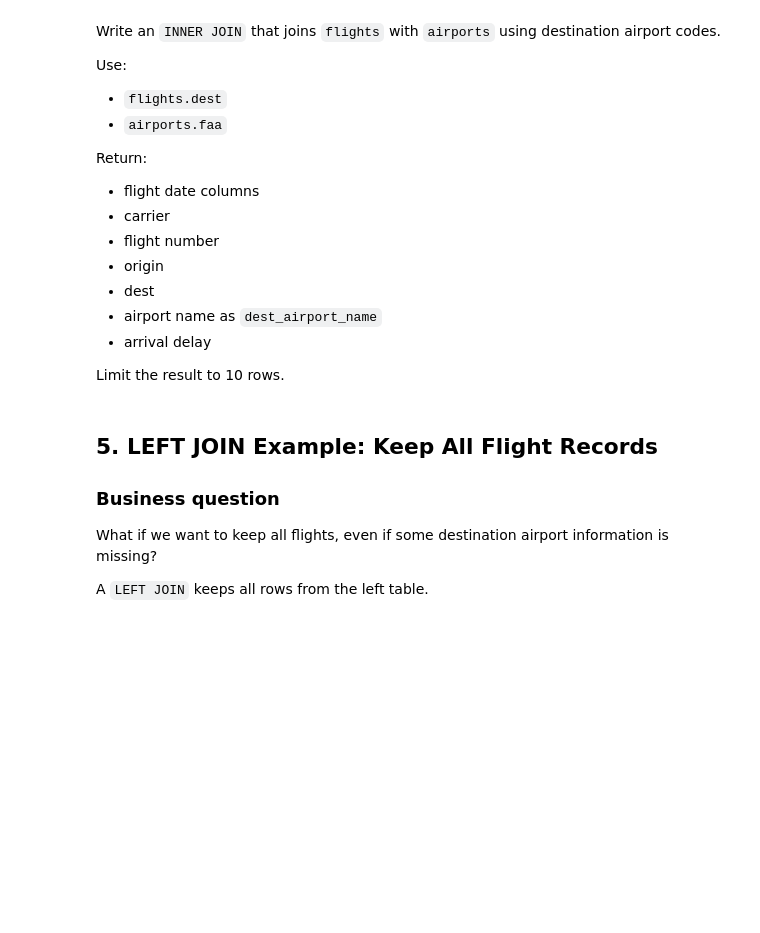
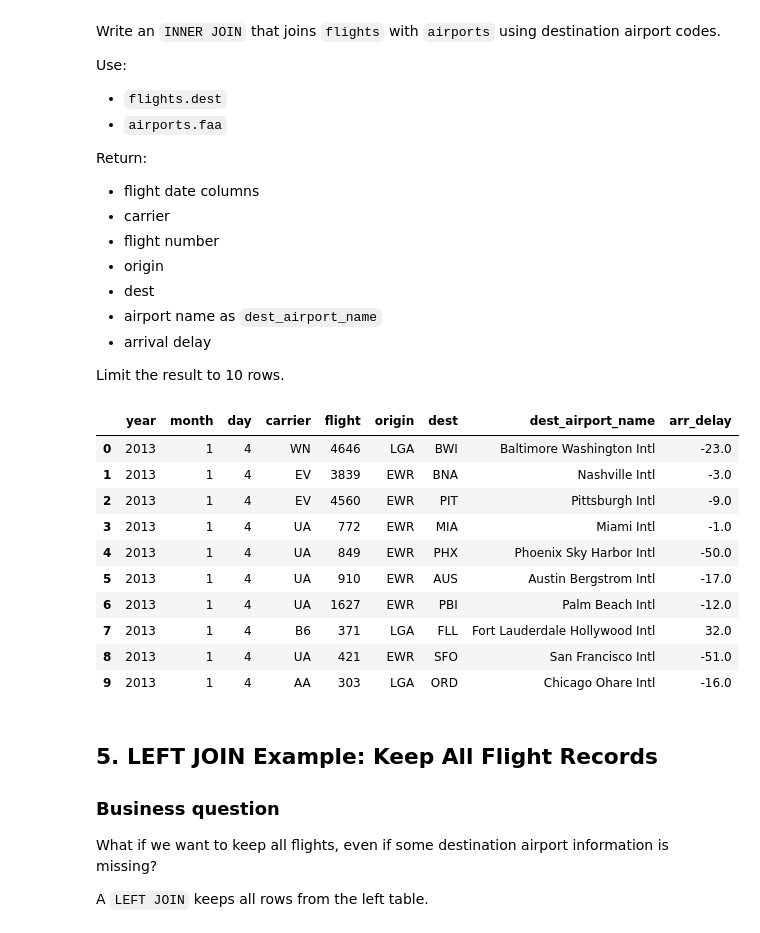
Before and after one commit to diantasmaa-crypto/ban6003-week-09-10-diana, a Jupyter notebook: notebooks/module10_sql_joins_abt_guided_lab.ipynb, the cells around one changed output. Saved outputs shown, nothing was run; the diff lists cells and outputs as text; code cells hidden in the pictures; blank space fills up the shorter version.

```diff
--- a/notebooks/module10_sql_joins_abt_guided_lab.ipynb
+++ b/notebooks/module10_sql_joins_abt_guided_lab.ipynb
@@ -235,12 +260,36 @@ Return:
 Limit the result to 10 rows.
 # %%
 # Your Turn 1
-
 query = '''
-
+SELECT
+    f.year,
+    f.month,
+    f.day,
+    f.carrier,
+    f.flight,
+    f.origin,
+    f.dest,
+    a.name AS dest_airport_name,
+    f.arr_delay
+FROM flights AS f
+INNER JOIN airports AS a
+    ON f.dest = a.faa
+LIMIT 10;
 '''
 
 run_query(query, engine)
+# %% [output]
+|  | year | month | day | carrier | flight | origin | dest | dest_airport_name | arr_delay |
+| 0 | 2013 | 1 | 4 | WN | 4646 | LGA | BWI | Baltimore Washington Intl | -23.0 |
+| 1 | 2013 | 1 | 4 | EV | 3839 | EWR | BNA | Nashville Intl | -3.0 |
+| 2 | 2013 | 1 | 4 | EV | 4560 | EWR | PIT | Pittsburgh Intl | -9.0 |
+| 3 | 2013 | 1 | 4 | UA | 772 | EWR | MIA | Miami Intl | -1.0 |
+| 4 | 2013 | 1 | 4 | UA | 849 | EWR | PHX | Phoenix Sky Harbor Intl | -50.0 |
+| 5 | 2013 | 1 | 4 | UA | 910 | EWR | AUS | Austin Bergstrom Intl | -17.0 |
+| 6 | 2013 | 1 | 4 | UA | 1627 | EWR | PBI | Palm Beach Intl | -12.0 |
+| 7 | 2013 | 1 | 4 | B6 | 371 | LGA | FLL | Fort Lauderdale Hollywood Intl | 32.0 |
+| 8 | 2013 | 1 | 4 | UA | 421 | EWR | SFO | San Francisco Intl | -51.0 |
+| 9 | 2013 | 1 | 4 | AA | 303 | LGA | ORD | Chicago Ohare Intl | -16.0 |
 # %% [markdown]
 ## 5. LEFT JOIN Example: Keep All Flight Records
 
```
Also changed, not shown: parts of 29 cells of this notebook.
